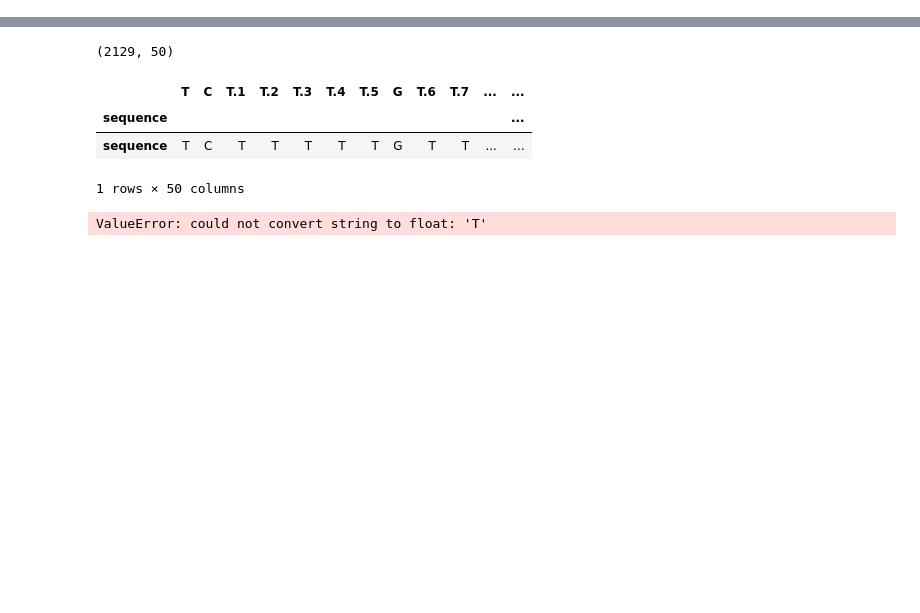
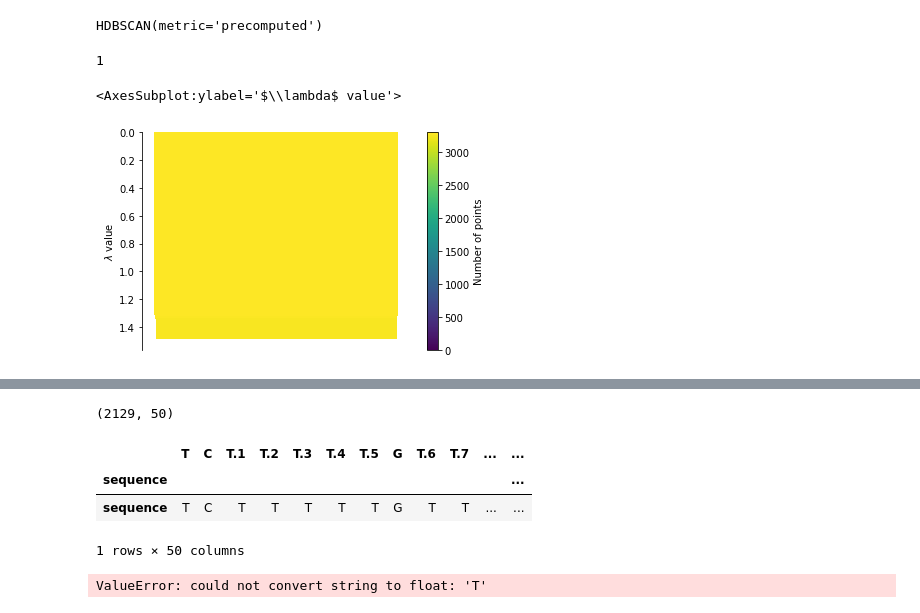
Before and after one commit to TreeTechDev/biomodelml, a Jupyter notebook: test.ipynb, the cells around one changed output, grey strips where cells are left out. Saved outputs shown, nothing was run; the diff lists cells and outputs as text; code cells hidden in the pictures; blank space fills up the shorter version.

```diff
--- a/test.ipynb
+++ b/test.ipynb
@@ -5,0 +6,5 @@ df = pandas.read_csv("data/matrix/NC_000913.3:1362468-1362518(+).csv")
+# %%
+df["gene"] = df["gene"].str.replace("\)\.", ")")
+df["compare"] = df["compare"].str.replace("\)\.", ")")
+# %%
+df.drop_duplicates(inplace=True)
@@ -5,0 +32,2 @@ df = pandas.read_csv("data/matrix/NC_000913.3:1362468-1362518(+).csv")
+# %%
+sim_matrix = df.pivot("gene", "compare", "similarity").fillna(0)
@@ -5,0 +45,14 @@ df = pandas.read_csv("data/matrix/NC_000913.3:1362468-1362518(+).csv")
+# %%
+clusterer = hdbscan.HDBSCAN(metric="precomputed")
+clusterer.fit(sim_matrix)
+# %% [output]
+HDBSCAN(metric='precomputed')
+# %%
+clusterer.labels_.max()
+# %% [output]
+1
+# %%
+clusterer.condensed_tree_.plot()
+# %% [output]
+<AxesSubplot:ylabel='$\\lambda$ value'>
+[figure, added]
```
Also changed, not shown: parts of 6 cells of this notebook, 1 other file.
